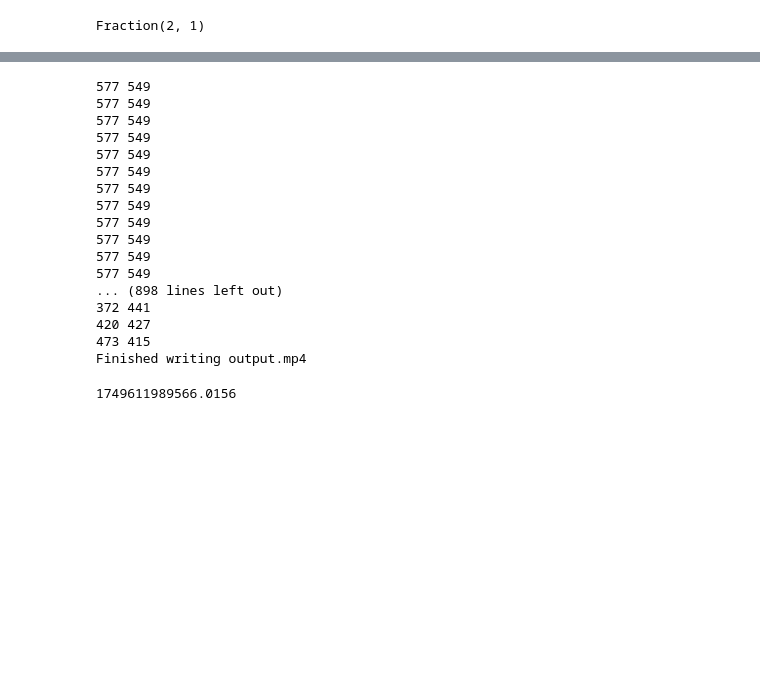
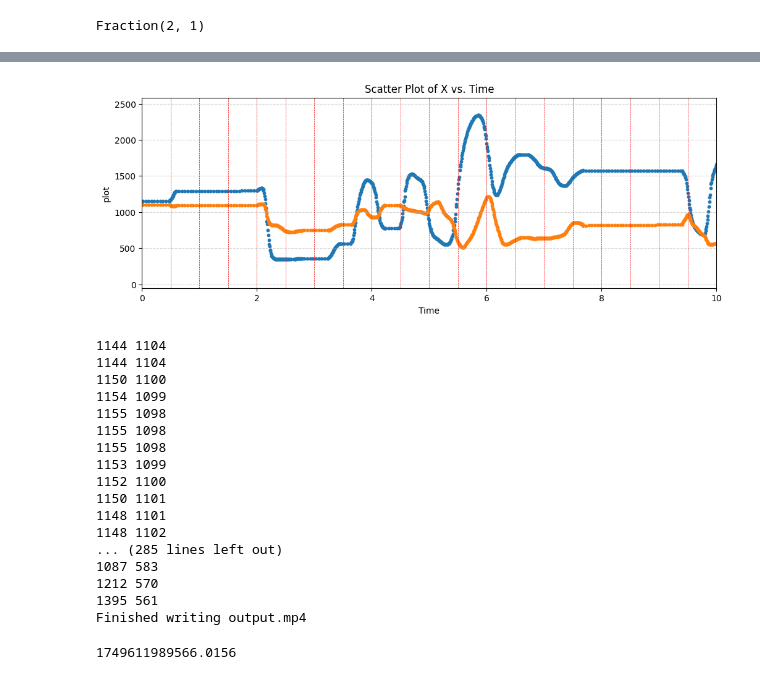
Before and after one commit to induction-labs/induction-labs, a Jupyter notebook: repos/actioncollector/src/actioncollector/playground/testing.ipynb, the cells around one changed output, grey strips where cells are left out. Drawn from its saved outputs; the diff is of its cells as text; code cells hidden in the pictures; blank space fills up the shorter version.

```diff
--- a/repos/actioncollector/src/actioncollector/playground/testing.ipynb
+++ b/repos/actioncollector/src/actioncollector/playground/testing.ipynb
@@ -740,10 +784,15 @@ Fraction(2, 1)
+# %%
+plot_actions_normal(filled_actions, frame_cutoff_lines=frame_cutoff_lines_understandable[1:]-frame_cutoff_lines_understandable[0], x_range=(0, 10))
+# %% [output]
+[figure, added]
 # %%
 from actioncollector.models import Action, MouseMove
 import json
 
-actions = [Action.from_action_type(MouseMove(x=action["x"]//2, y=action["y"]//2), timestamp=action["timestamp"]) for action in new_cubic_points]
 # actions = [Action.from_action_type(MouseMove(x=action["x"]//2, y=action["y"]//2), timestamp=action["timestamp"]) for action in new_cubic_points]
-actions = [{"timestamp": action.timestamp, "x": action.action.x, "y": action.action.y} for action in actions]
+# actions = [Action.from_action_type(MouseMove(x=action["x"]//2, y=action["y"]//2), timestamp=action["timestamp"]) for action in new_cubic_points]
+actions = [{**action} for action in new_cubic_points]
+timestamps = [action['timestamp'] for action in actions]
 # with open("output_actions.jsonl", "w") as f:
 #     for action in actions:
 #         f.write(json.dumps(action.model_dump()) + "\n")
@@ -759,12 +808,18 @@ previous_time = None
 container.seek(0, any_frame=True)  # Reset to the start of the video
 for i, frame in enumerate(container.decode(video=0)):
     # Compute frame time
+    if i >= 300:
+        break
+
     # if i % 15 != 0:
     #     continue
 
     pts = frame.pts
     one_frame_time = float(512 * video_stream.time_base)
-    seconds = float(pts * video_stream.time_base) - one_frame_time
+    # - -> red lags behind
+    # 0 -> red is slightly ahead
+    # + -> red is very ahead
+    seconds = float(pts * video_stream.time_base) - one_frame_time  * 2
 
     # Find surrounding actions
     idx = bisect.bisect_left(timestamps, seconds)
@@ -811,22 +866,22 @@ for packet in out_stream.encode():
 output.close()
 print("Finished writing output.mp4")
 # %% [output]
-577 549
-577 549
-577 549
-577 549
-577 549
-577 549
-577 549
-577 549
-577 549
-577 549
-577 549
-577 549
-... (898 lines left out)
-372 441
-420 427
-473 415
+1144 1104
+1144 1104
+1150 1100
+1154 1099
+1155 1098
+1155 1098
+1155 1098
+1153 1099
+1152 1100
+1150 1101
+1148 1101
+1148 1102
+... (285 lines left out)
+1087 583
+1212 570
+1395 561
 Finished writing output.mp4
 # %%
 1749611989.699
```
Also changed, not shown: parts of 12 cells of this notebook, 5 other files.
